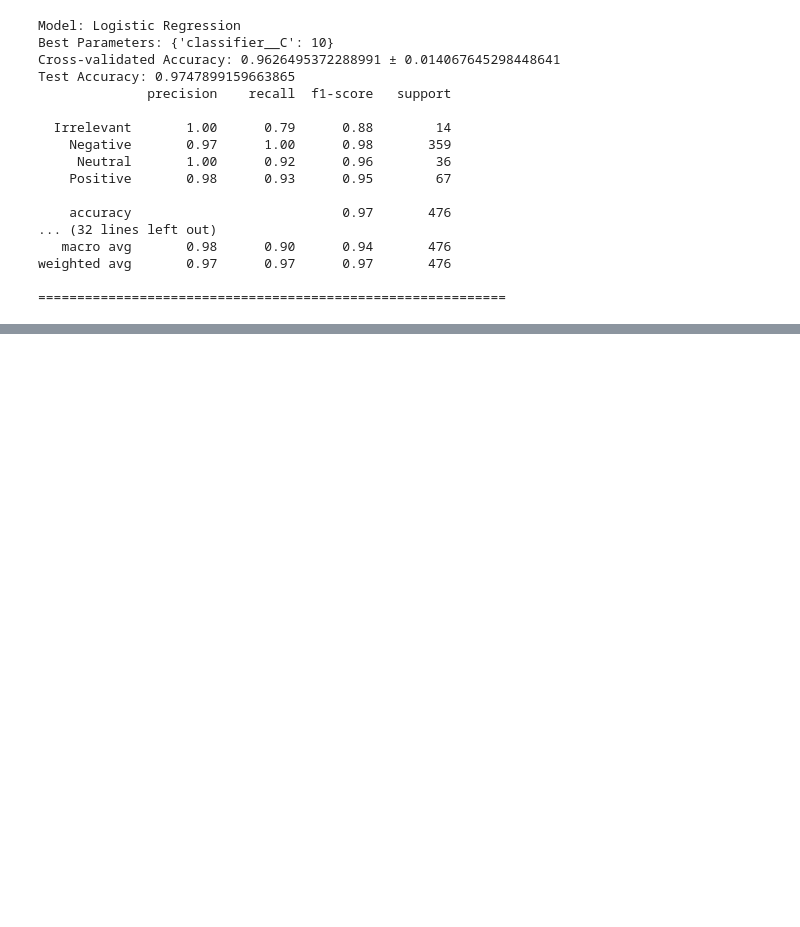
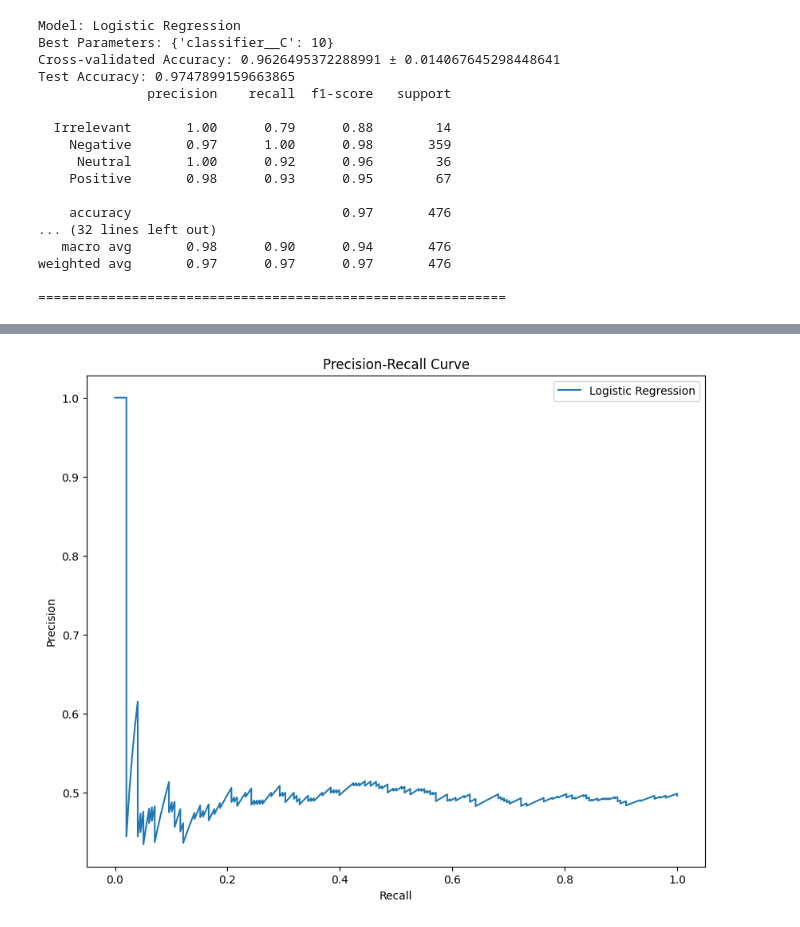
Before and after one commit to Ilyasuuu/ML_Projects, a Jupyter notebook: Sentiment_Analysis.ipynb, the cells around one changed output, grey strips where cells are left out. Saved outputs shown, nothing was run; the diff lists cells and outputs as text; code cells hidden in the pictures; blank space fills up the shorter version.

```diff
--- a/Sentiment_Analysis.ipynb
+++ b/Sentiment_Analysis.ipynb
@@ -298,0 +351,18 @@ weighted avg       0.97      0.97      0.97       476
+# %%
+from sklearn.metrics import precision_recall_curve
+
+plt.figure(figsize=(10, 8))
+
+for name, model in best_models.items():
+    y_proba = model.predict_proba(X_test)[:, 1]
+    precision, recall, _ = precision_recall_curve(y_test, y_proba)
+
+    plt.plot(recall, precision, label=name)
+
+plt.xlabel('Recall')
+plt.ylabel('Precision')
+plt.title('Precision-Recall Curve')
+plt.legend(loc='best')
+plt.show()
+# %% [output]
+[figure, added]
```
Also changed, not shown: parts of 3 cells of this notebook, 1 other file.
